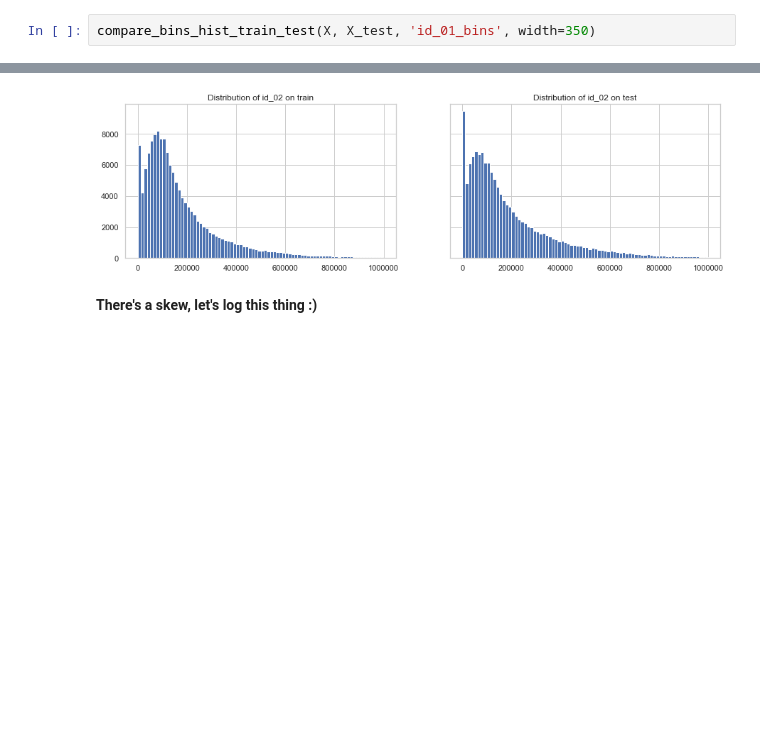
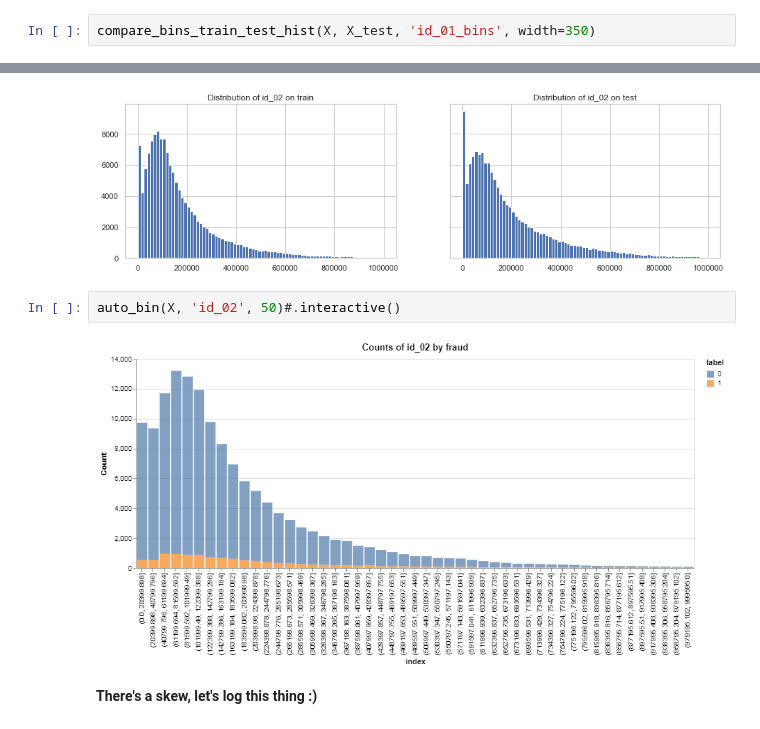
Before and after one commit to andfanilo/ieee-fraud-detection, a Jupyter notebook: notebooks/exploratory/EDA.ipynb, the cells around one changed output, grey strips where cells are left out. Drawn from its saved outputs; the diff is of its cells as text; blank space fills up the shorter version.

Commit message:
Add pseudo hist function for Altair

```diff
--- a/notebooks/exploratory/EDA.ipynb
+++ b/notebooks/exploratory/EDA.ipynb
@@ -103,7 +107,7 @@ compare_bins_hist_isfraud(X, 'id_01_bins', width=800)
 # %% [output]
 [figure]
 # %%
-compare_bins_hist_train_test(X, X_test, 'id_01_bins', width=350)
+compare_bins_train_test_hist(X, X_test, 'id_01_bins', width=350)
 # %% [output]
 [figure]
 # %% [markdown]
@@ -114,6 +118,10 @@ compare_train_test_hist(X, X_test, 'id_02', 80)
 # %% [output]
 [figure]
 [figure]
+# %%
+auto_bin(X, 'id_02', 50)#.interactive()
+# %% [output]
+[figure, added]
 # %% [markdown]
 **There's a skew, let's log this thing :)**
 # %%
```
Also changed, not shown: parts of 13 cells of this notebook, 1 other file.
